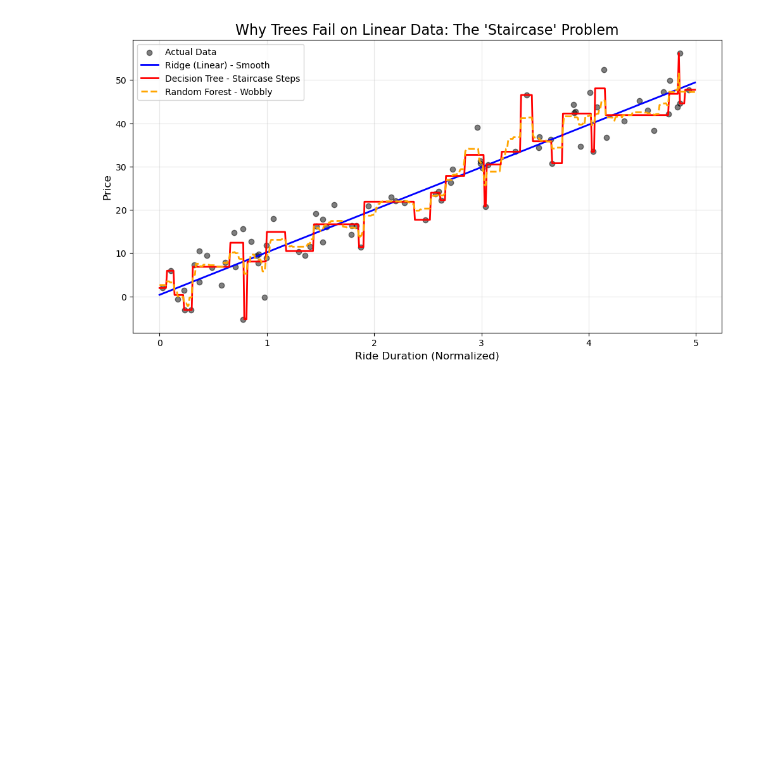
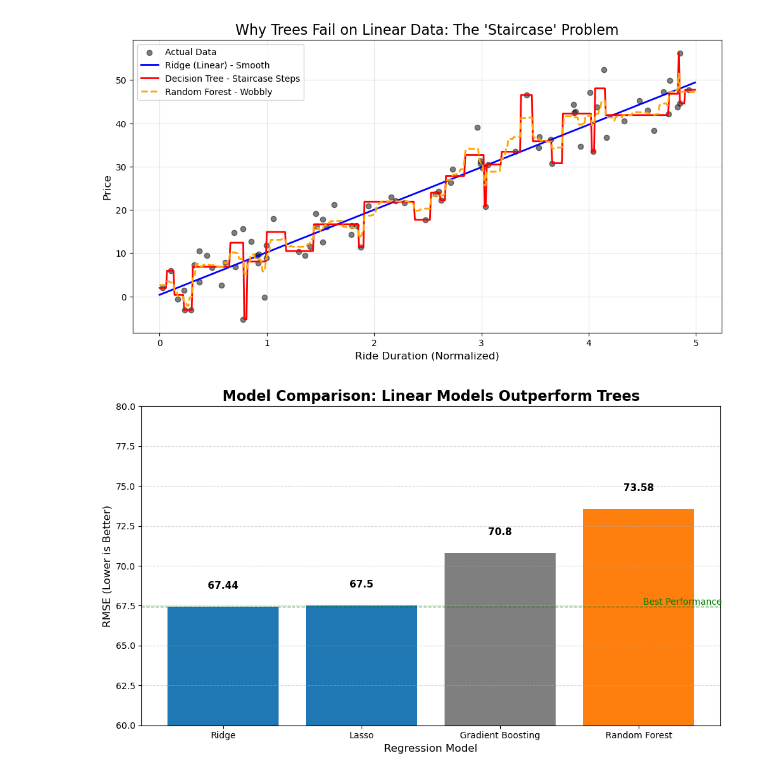
Before and after one commit to ashokaw/Dynamic_pricing, a Jupyter notebook: Interim_diss.ipynb, the cells around one changed output. Drawn from its saved outputs; the diff is of its cells as text; code cells hidden in the pictures; blank space fills up the shorter version.

Commit message:
bar chart updated

```diff
--- a/Interim_diss.ipynb
+++ b/Interim_diss.ipynb
@@ -2346,3 +2346,44 @@ plt.grid(True, alpha=0.3)
 plt.show()
 # %% [output]
 [figure]
+# %%
+import matplotlib.pyplot as plt
+import pandas as pd
+import numpy as np
+
+# Data based on your table
+models = ['Ridge', 'Lasso', 'Gradient Boosting', 'Random Forest']
+rmse_scores = [67.44, 67.50, 70.80, 73.58]
+
+# Create a DataFrame for easy plotting
+df_chart = pd.DataFrame({'Model': models, 'RMSE': rmse_scores})
+
+# Set figure size
+plt.figure(figsize=(10, 6))
+
+# Create Bar Chart
+# Colors: Blue for Linear Models (Winners), Grey for Boosting, Orange for Forest (Loser)
+colors = ['#1f77b4', '#1f77b4', '#7f7f7f', '#ff7f0e']
+bars = plt.bar(df_chart['Model'], df_chart['RMSE'], color=colors)
+
+# Add title and labels
+plt.title('Model Comparison: Linear Models Outperform Trees', fontsize=16, fontweight='bold')
+plt.xlabel('Regression Model', fontsize=12)
+plt.ylabel('RMSE (Lower is Better)', fontsize=12)
+
+# Add value labels on top of bars
+for bar in bars:
+    yval = bar.get_height()
+    plt.text(bar.get_x() + bar.get_width()/2, yval + 1, round(yval, 2), ha='center', va='bottom', fontsize=11, fontweight='bold')
+
+# Add a horizontal line for the "Best Score" reference
+plt.axhline(y=67.44, color='green', linestyle='--', linewidth=1, alpha=0.7)
+plt.text(3.6, 67.44, 'Best Performance', color='green', va='bottom', ha='right')
+
+# Adjust layout and show
+plt.ylim(60, 80) # Zoom in on the differences (optional)
+plt.grid(axis='y', linestyle='--', alpha=0.5)
+plt.tight_layout()
+plt.show()
+# %% [output]
+[figure, added]
```
